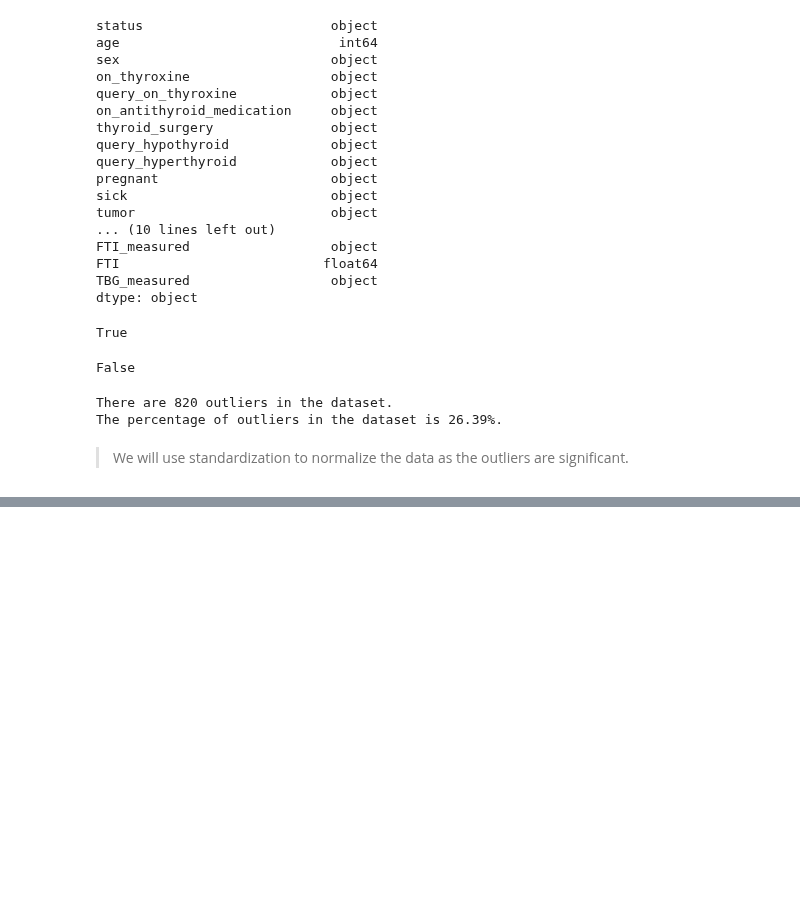
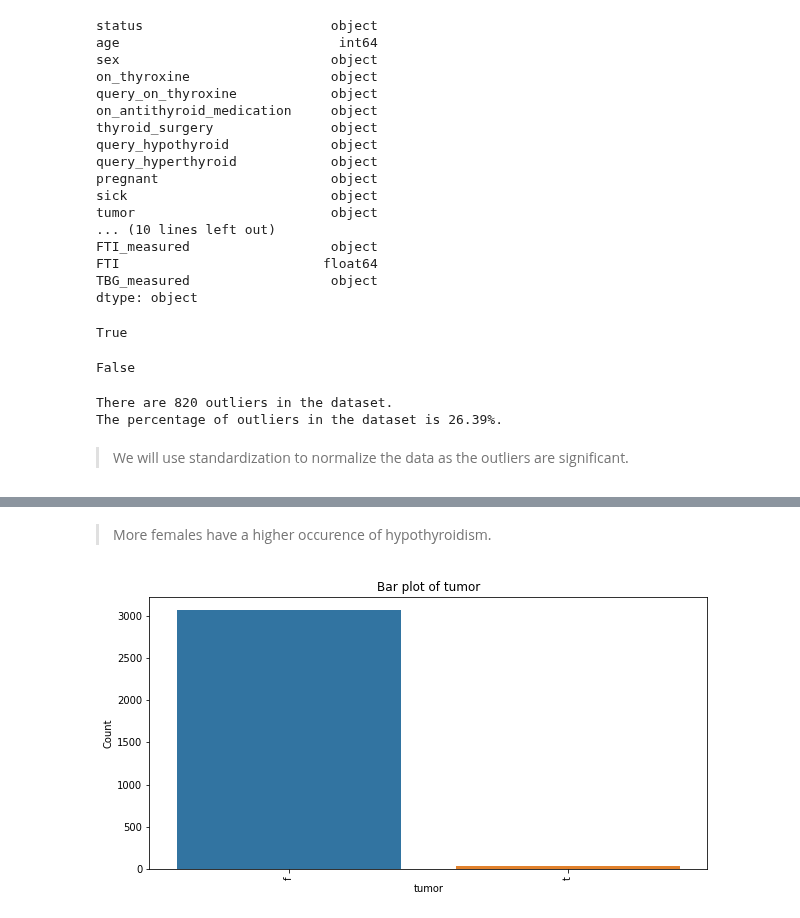
Before and after one commit to stogaja/Python-ML-Projects, a Jupyter notebook: Decision-Trees-&-SVM-Nairobi-Hospital/app.ipynb, the cells around one changed output, grey strips where cells are left out. Saved outputs shown, nothing was run; the diff lists cells and outputs as text; code cells hidden in the pictures; blank space fills up the shorter version.

```diff
--- a/Decision-Trees-&-SVM-Nairobi-Hospital/app.ipynb
+++ b/Decision-Trees-&-SVM-Nairobi-Hospital/app.ipynb
@@ -324,0 +422,7 @@ The percentage of outliers in the dataset is 26.39%.
+# %% [markdown]
+> More females have a higher occurence of hypothyroidism.
+# %%
+# let's check if hypothyroid patients had a tumor
+check_categorical(categorical_columns[10], 90, Hypothyroid)
+# %% [output]
+[figure, added]
```
Also changed, not shown: parts of 54 cells of this notebook, 1 other file.
